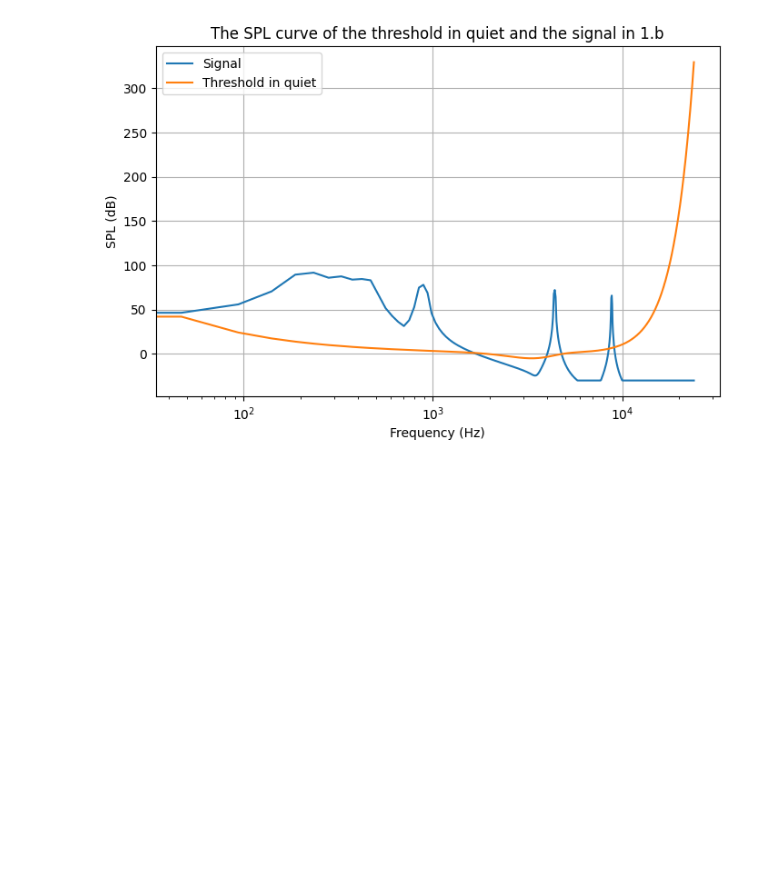
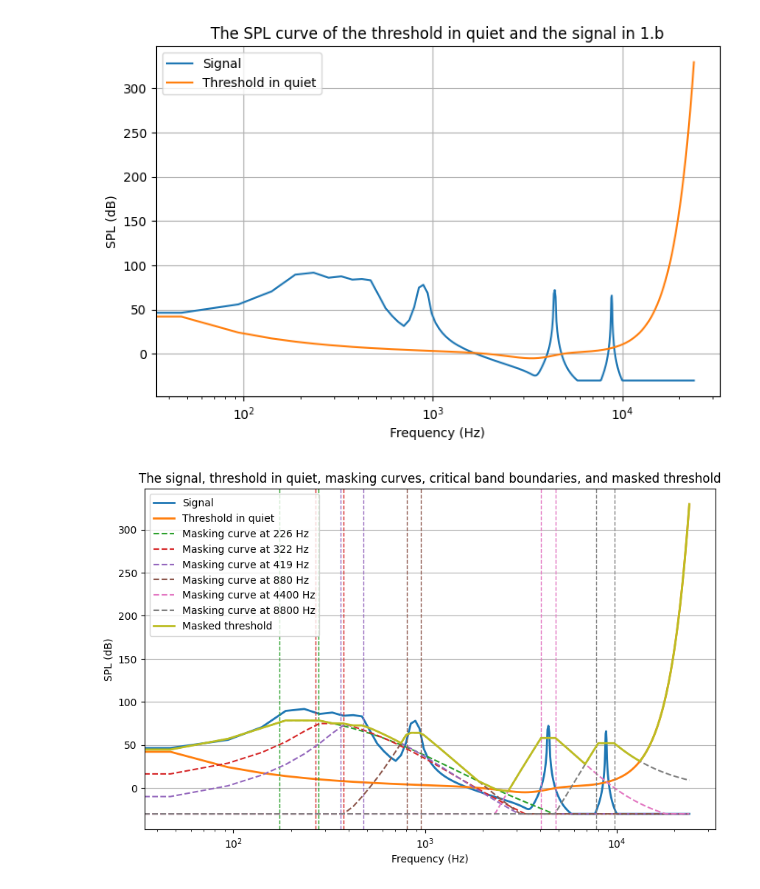
Before and after one commit to aik2mlj/music422-code, a Jupyter notebook: Hw4/src/plots.ipynb, the cells around one changed output. Cells and saved outputs as stored; diff of their text form; code cells hidden in the pictures; blank space fills up the shorter version.

```diff
--- a/Hw4/src/plots.ipynb
+++ b/Hw4/src/plots.ipynb
@@ -63,6 +63,8 @@ plt.show()
 # %%
 from scipy.signal import find_peaks
 
+freq_peaks_vec = []
+spl_peaks_vec = []
 for N, X, spl in zip(Ns, Xs, SPLs):
     peaks, peak_properties = find_peaks(spl, height=20)
     print(f"Detected {len(peaks)} peaks with N={N}")
@@ -89,6 +91,8 @@ for N, X, spl in zip(Ns, Xs, SPLs):
 
     print(f"peak freqs:\t {np.around(freq_peaks, decimals=3)}")
     print(f"SPL of peaks:\t {np.around(SPL_peaks, decimals=3)}")
+    freq_peaks_vec.append(freq_peaks)
+    spl_peaks_vec.append(SPL_peaks)
 # %% [output]
 Detected 5 peaks with N=512
 peak freqs:      [ 196.967  459.899  878.499 4400.006 8800.055]
@@ -122,3 +126,64 @@ plt.legend()
 plt.show()
 # %% [output]
 [figure]
+# %%
+# 1.e)
+from psychoac import Masker
+
+
+def get_critical_bandwidth(f):
+    return 25 + 75 * ((1 + 1.4 * (f / 1000.0) ** 2) ** 0.69)
+
+
+N = 1024
+spl = SPLs[1]
+freq_peaks = freq_peaks_vec[1]
+spl_peaks = spl_peaks_vec[1]
+
+freq_array = np.arange(N // 2) / N * Fs
+quiet_thresh = Thresh(freq_array)
+masked_thresh = quiet_thresh
+
+plt.figure(figsize=(10, 6))
+plt.title(
+    "The signal, threshold in quiet, masking curves, critical band boundaries, and masked threshold"
+)
+plt.plot(freq_array, spl, label="Signal", linewidth=2)
+plt.plot(freq_array, quiet_thresh, label="Threshold in quiet", linewidth=2)
+for f_peak, spl_peak in zip(freq_peaks, spl_peaks):
+    masker = Masker(f_peak, spl_peak, isTonal=True)
+    masker_intensity = masker.vIntensityAtFreq(freq_array)
+    masking_curve = SPL(masker_intensity)
+    masked_thresh = np.maximum(masked_thresh, masking_curve)  # alpha=inf
+    (mc_plot,) = plt.plot(
+        freq_array,
+        masking_curve,
+        label=f"Masking curve at {f_peak:.0f} Hz",
+        # linewidth=1,
+        linestyle="--",
+    )
+
+    # draw critical band boundaries
+    critical_bandwidth = get_critical_bandwidth(f_peak)
+    plt.axvline(
+        f_peak - critical_bandwidth / 2,
+        linestyle="--",
+        color=mc_plot.get_color(),
+        linewidth=1,
+    )
+    plt.axvline(
+        f_peak + critical_bandwidth / 2,
+        linestyle="--",
+        color=mc_plot.get_color(),
+        linewidth=1,
+    )
+plt.plot(freq_array, masked_thresh, label="Masked threshold", linewidth=2)
+plt.xscale("log")
+plt.xlabel("Frequency (Hz)")
+plt.ylabel("SPL (dB)")
+
+plt.grid(axis="y")
+plt.legend()
+plt.show()
+# %% [output]
+[figure, added]
```
Also changed, not shown: parts of 1 cell of this notebook, 3 other files.
